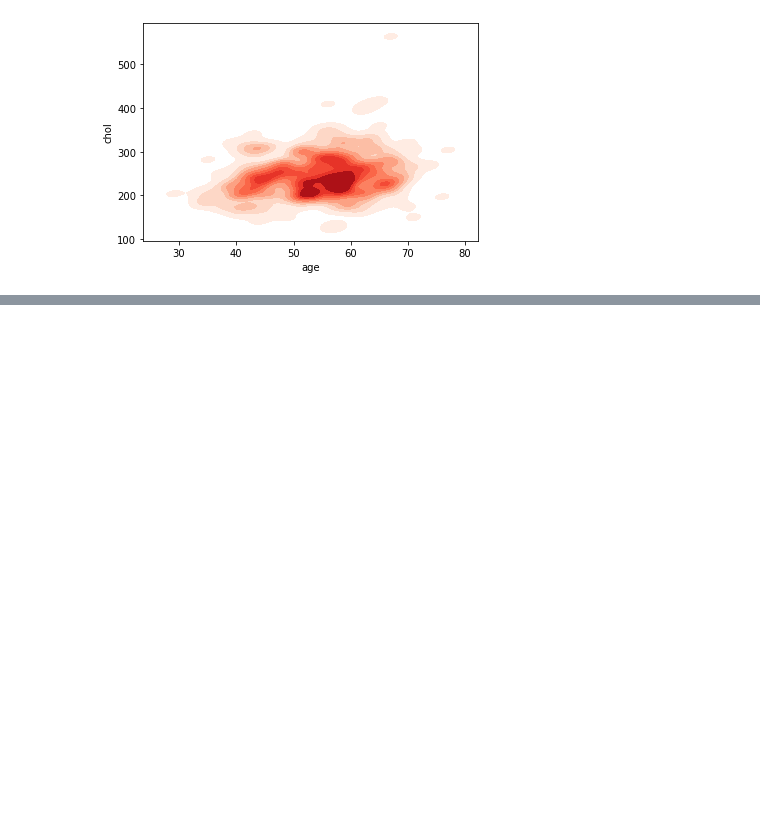
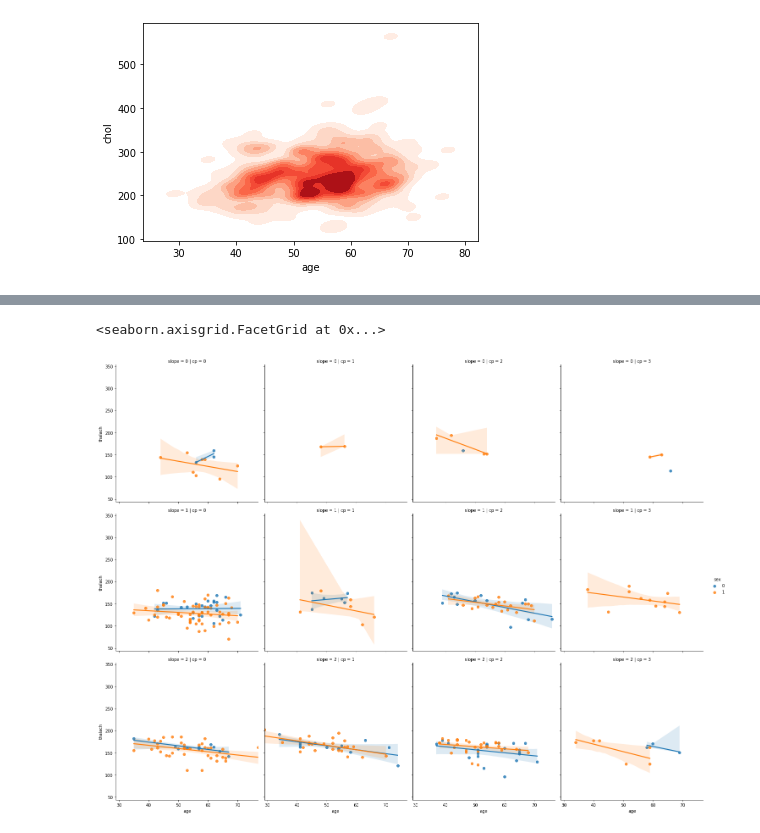
Before and after one commit to caesarorz/heartPlotsSeaborn, a Jupyter notebook: optional.ipynb, the cells around one changed output, grey strips where cells are left out. Drawn from its saved outputs; the diff is of its cells as text; code cells hidden in the pictures; blank space fills up the shorter version.

```diff
--- a/optional.ipynb
+++ b/optional.ipynb
@@ -112,0 +138,12 @@ plt.show()
+# %%
+sns.lmplot(
+    data=heart,
+    x='age',
+    y='thalach',
+    hue='sex',
+    col = 'cp',
+    row = 'slope'
+) # sh
+# %% [output]
+<seaborn.axisgrid.FacetGrid at 0x...>
+[figure, added]
```
Also changed, not shown: parts of 3 cells of this notebook.
